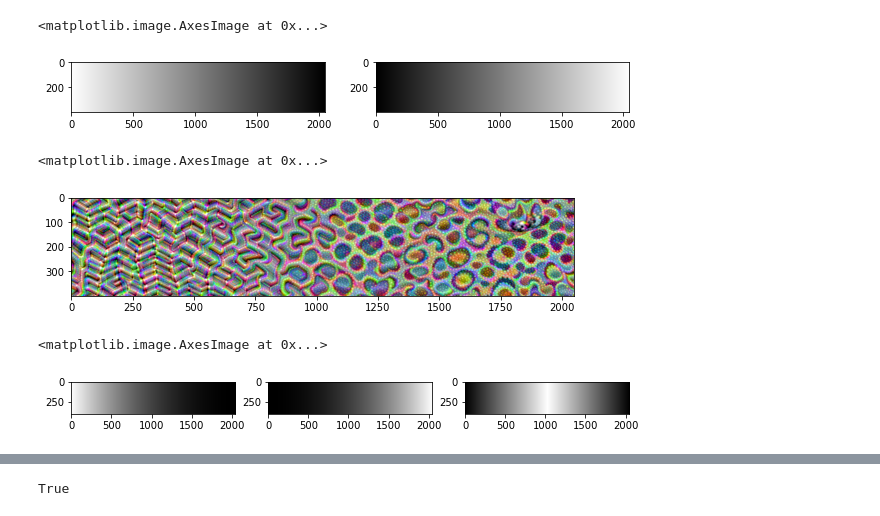
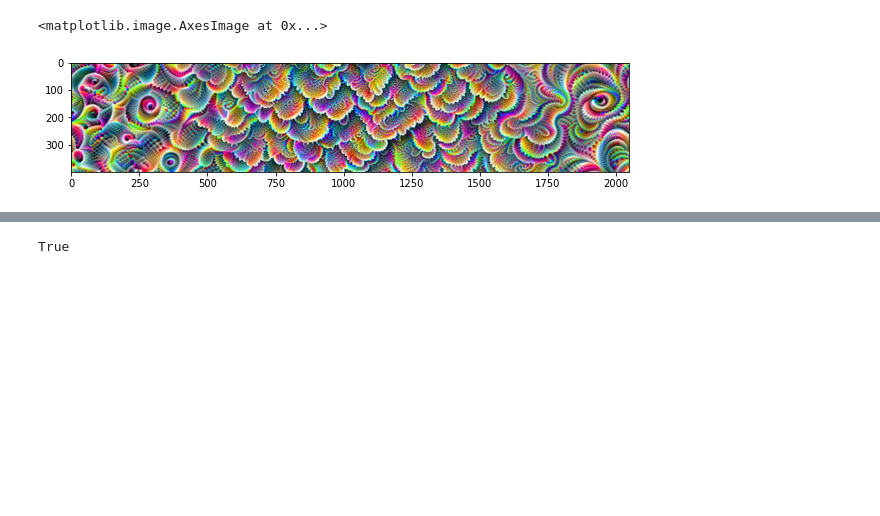
Before and after one commit to Mayukhdeb/torch-dreams-notebooks, a Jupyter notebook: notebooks/experiments_with_gradient_masks.ipynb, the cells around one changed output, grey strips where cells are left out. Drawn from its saved outputs; the diff is of its cells as text; code cells hidden in the pictures; blank space fills up the shorter version.

```diff
--- a/notebooks/experiments_with_gradient_masks.ipynb
+++ b/notebooks/experiments_with_gradient_masks.ipynb
@@ -41,17 +47,15 @@ def custom_func(layer_outputs):
 # %%
-out_single_conv_a = dreamy_boi.deep_dream_with_masks(
-    image_path = "sample_small.jpg",
-    layers = layers_to_use,
-    octave_scale = 1.2,
-    num_octaves = 9,
-    iterations = 20,
-    lr = 0.03,
-    max_rotation =  0.3,
-    gradient_smoothing_coeff= 1.5,
-    gradient_smoothing_kernel_size= 9,
-
-    custom_funcs =  [custom_func],
-    grad_mask = [grad_mask]
-
-)
-plt.imshow(out_single_conv_a)
+config = {
+    "image_path": "noise_long.jpg",
+    "layers": [model.Mixed_6c.branch7x7_1.conv, model.Mixed_5d],
+    "octave_scale": 1.1,
+    "num_octaves": 14,
+    "iterations": 14,
+    "lr": 0.06,
+    "custom_func": [custom_func, custom_func_2, None],
+    "max_rotation": 0.2,
+    "grayscale": False,
+    "gradient_smoothing_coeff": 0.5,
+    "gradient_smoothing_kernel_size": 9,
+    "grad_mask":  [grad_mask, grad_mask_3, grad_mask_2]
+}
@@ -121,14 +61,0 @@ plt.imshow(noise_long)
-# %%
-grad_mask =  cv2.rotate(np.repeat(np.linspace(0, 1, 512),512*3).reshape(1024,256,3).astype(np.float32) ,cv2.ROTATE_90_CLOCKWISE)
-grad_mask_2 =  cv2.rotate(np.repeat(np.linspace(1, 0, 512),512*3).reshape(1024,256,3).astype(np.float32) ,cv2.ROTATE_90_CLOCKWISE)
-
-grad_mask = cv2.resize(grad_mask, noise_size)
-grad_mask_2 = cv2.resize(grad_mask_2, noise_size)
-
-fig, ax = plt.subplots(nrows=1, ncols=2, figsize = (10,5))
-
-ax.flat[0].imshow(grad_mask)
-ax.flat[1].imshow(grad_mask_2)
-# %% [output]
-<matplotlib.image.AxesImage at 0x...>
-[figure, removed]
@@ -173,27 +62,8 @@ out_single_conv = dreamy_boi.deep_dream_with_masks(
+# %%
+out = dreamy_boi.deep_dream_with_masks(config)
 # %%
-plt.rcParams['figure.figsize'] = 9,9
-
-plt.imshow(out_single_conv)
+plt.rcParams['figure.figsize'] = 10,9
+plt.imshow(out)
 # %% [output]
 <matplotlib.image.AxesImage at 0x...>
-[figure, old version]
+[figure, new version]
-# %%
-grad_mask =  cv2.rotate(np.repeat(np.linspace(0, 1, 512)**2,512*3).reshape(1024,256,3).astype(np.float32) ,cv2.ROTATE_90_CLOCKWISE)
-grad_mask_2 =  cv2.rotate(np.repeat(np.linspace(1, 0, 512)**2,512*3).reshape(1024,256,3).astype(np.float32) ,cv2.ROTATE_90_CLOCKWISE)
-grad_mask_3 =  1- np.abs(1- cv2.rotate(np.repeat(np.linspace(2, 0, 512),512*3).reshape(1024,256,3).astype(np.float32) ,cv2.ROTATE_90_CLOCKWISE))
-
-
-grad_mask = cv2.resize(grad_mask, noise_size)
-grad_mask_2 = cv2.resize(grad_mask_2, noise_size)
-grad_mask_3 = cv2.resize(grad_mask_3, noise_size)
-
-
-
-fig, ax = plt.subplots(nrows=1, ncols=3, figsize = (10,5))
-
-ax.flat[0].imshow(grad_mask)
-ax.flat[1].imshow(grad_mask_2)
-ax.flat[2].imshow(grad_mask_3)
-# %% [output]
-<matplotlib.image.AxesImage at 0x...>
-[figure, removed]
```
Also changed, not shown: parts of 17 cells of this notebook.
